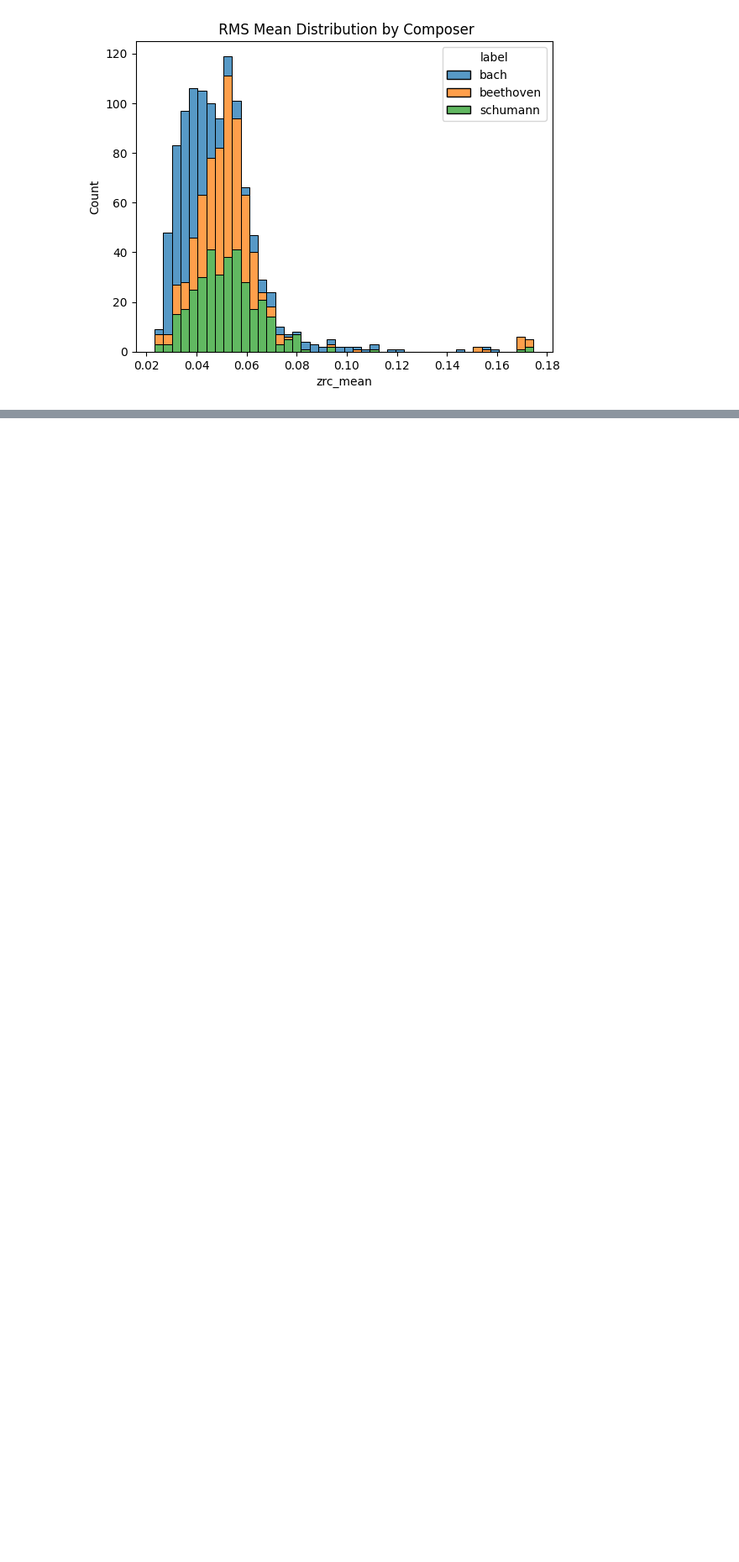
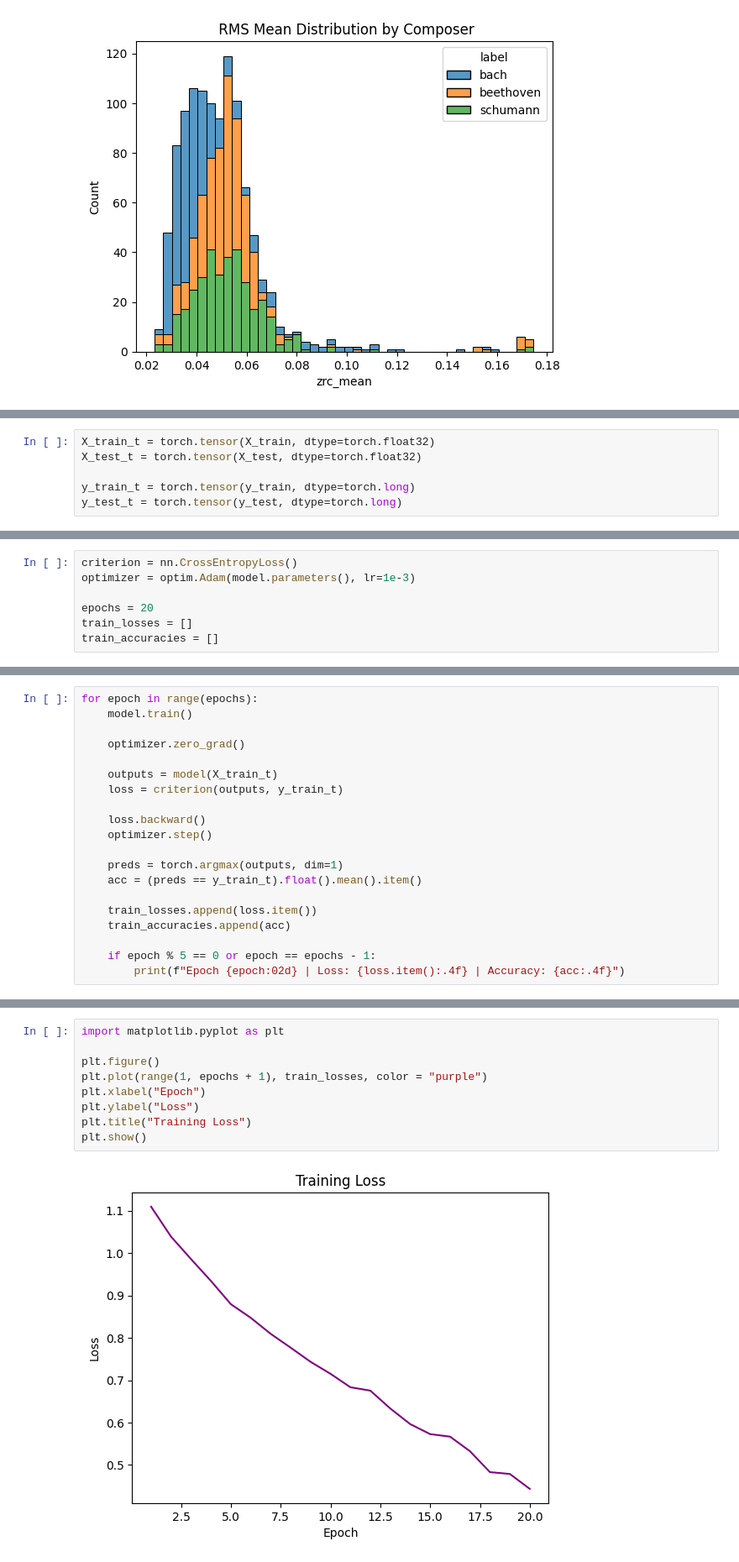
Before and after one commit to alicepark0703/cello-repertoire-classifier, a Jupyter notebook: notebooks/music_classification_analysis.ipynb, the cells around one changed output, grey strips where cells are left out. Shown at 84% size. Cells and saved outputs as stored; diff of their text form; blank space fills up the shorter version.

```diff
--- a/notebooks/music_classification_analysis.ipynb
+++ b/notebooks/music_classification_analysis.ipynb
@@ -85,0 +160,6 @@ plt.show()
+# %%
+X_train_t = torch.tensor(X_train, dtype=torch.float32)
+X_test_t = torch.tensor(X_test, dtype=torch.float32)
+
+y_train_t = torch.tensor(y_train, dtype=torch.long)
+y_test_t = torch.tensor(y_test, dtype=torch.long)
@@ -85,0 +236,7 @@ plt.show()
+# %%
+criterion = nn.CrossEntropyLoss()
+optimizer = optim.Adam(model.parameters(), lr=1e-3)
+
+epochs = 20
+train_losses = []
+train_accuracies = []
@@ -85,0 +249,20 @@ plt.show()
+# %%
+for epoch in range(epochs):
+    model.train()
+
+    optimizer.zero_grad()
+
+    outputs = model(X_train_t)
+    loss = criterion(outputs, y_train_t)
+
+    loss.backward()
+    optimizer.step()
+
+    preds = torch.argmax(outputs, dim=1)
+    acc = (preds == y_train_t).float().mean().item()
+
+    train_losses.append(loss.item())
+    train_accuracies.append(acc)
+
+    if epoch % 5 == 0 or epoch == epochs - 1:
+        print(f"Epoch {epoch:02d} | Loss: {loss.item():.4f} | Accuracy: {acc:.4f}")
@@ -85,0 +281,11 @@ plt.show()
+# %%
+import matplotlib.pyplot as plt
+
+plt.figure()
+plt.plot(range(1, epochs + 1), train_losses, color = "purple")
+plt.xlabel("Epoch")
+plt.ylabel("Loss")
+plt.title("Training Loss")
+plt.show()
+# %% [output]
+[figure, added]
```
Also changed, not shown: parts of 27 cells of this notebook, 2 other files.
